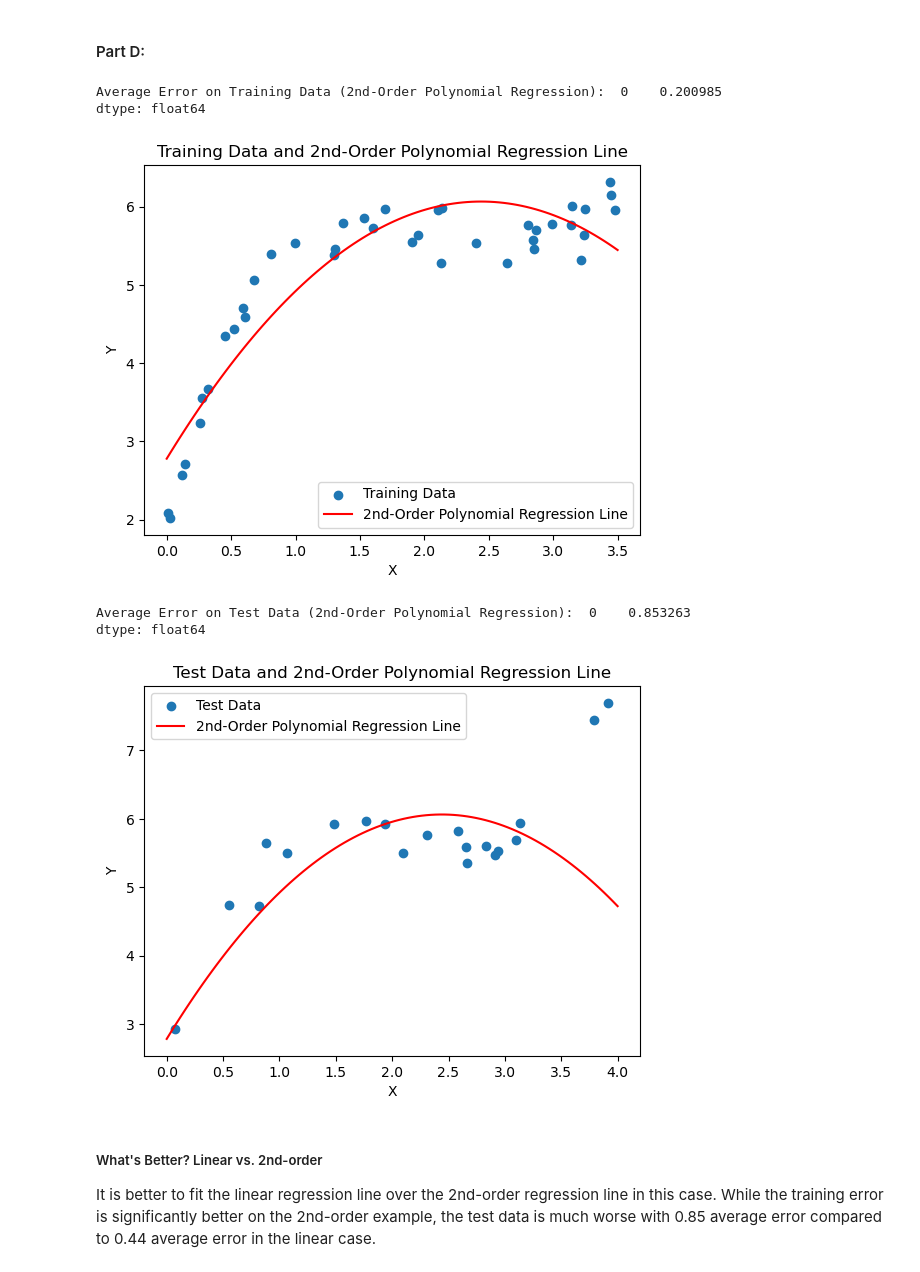
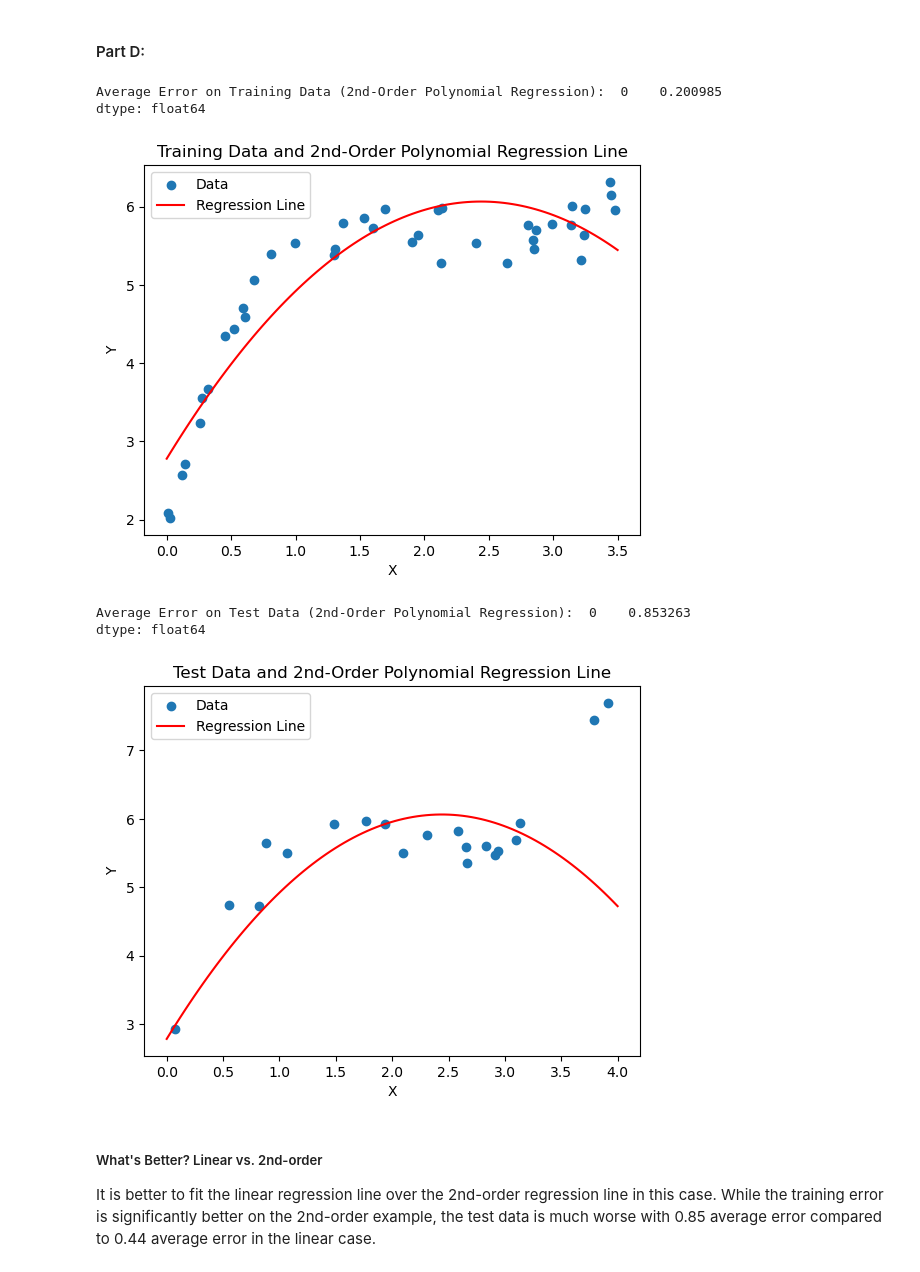
Before and after one commit to rgavigan/cs4442, a Jupyter notebook: assign1/assignment1.ipynb, the cells around one changed output. Drawn from its saved outputs; the diff is of its cells as text; code cells hidden in the pictures.

```diff
--- a/assign1/assignment1.ipynb
+++ b/assign1/assignment1.ipynb
@@ -143,0 +112,17 @@ dtype: float64
+# %%
+# Regression Method
+def regression(X, Y):
+    return np.dot(np.dot(np.linalg.inv(np.dot(X.T, X)), X.T), Y)
+
+# Average Error Method
+def averageError(X, Y, w):
+    return 1/len(X) * np.sum((np.dot(X, w) - Y)**2)
+
+# Plotting Method
+def plot_data(X, Y, x, regressionLine, title):
+    plt.scatter(X, Y)
+    plt.plot(x, regressionLine, color='red')
+    plt.title(title)
+    plt.legend(['Data', 'Regression Line'])
+    plt.xlabel('X')
+    plt.ylabel('Y')
@@ -165,45 +162,29 @@ dtype: float64
 # %%
 # Add new feature x^2 to the training and test data
 trainingX2 = trainingX**2
 testX2 = testX**2
-
 trainingXLR2 = pd.concat([trainingXLR, trainingX2], axis=1)
 testXLR2 = pd.concat([testXLR, testX2], axis=1)
 
 # Perform 2nd-order polynomial regression on new data
 w2 = regression(trainingXLR2, trainingY)
 
-# Plot training data
-plt.scatter(trainingX, trainingY)
-
-# Plot the 2nd-order polynomial regression line
+# Plotting 2nd-Order Polynomial Regression & Training Data
 x = np.linspace(0, 3.5, 100)
 y = w2[2]*x**2 + w2[1]*x + w2[0]
-plt.plot(x, y, color='red')
-plt.legend(['Training Data', '2nd-Order Polynomial Regression Line'])
-plt.title('Training Data and 2nd-Order Polynomial Regression Line')
-plt.xlabel('X')
-plt.ylabel('Y')
+plot_data(trainingX, trainingY, x, y, 'Training Data and 2nd-Order Polynomial Regression Line')
 
 # Report average error on training data
-err = averageError(trainingXLR2, trainingY, w2)
-print("Average Error on Training Data (2nd-Order Polynomial Regression): ", err)
+print("Average Error on Training Data (2nd-Order Polynomial Regression): ", averageError(trainingXLR2, trainingY, w2))
 # %% [output]
 Average Error on Training Data (2nd-Order Polynomial Regression):  0    0.200985
 dtype: float64
-[figure, old version]
+[figure, new version]
 # %%
-# Plot 2nd-order polynomial regression line and test data together
-plt.scatter(testX, testY)
-
 # Plot the 2nd-order polynomial regression line
 x = np.linspace(0, 4, 100)
 y = w2[2]*x**2 + w2[1]*x + w2[0]
-plt.plot(x, y, color='red')
-plt.legend(['Test Data', '2nd-Order Polynomial Regression Line'])
-plt.title('Test Data and 2nd-Order Polynomial Regression Line')
-plt.xlabel('X')
-plt.ylabel('Y')
+plot_data(testX, testY, x, y, 'Test Data and 2nd-Order Polynomial Regression Line')
 
 # Report average error on training data
 err = averageError(testXLR2, testY, w2)
@@ -211,7 +192,7 @@ print("Average Error on Test Data (2nd-Order Polynomial Regression): ", err)
 # %% [output]
 Average Error on Test Data (2nd-Order Polynomial Regression):  0    0.853263
 dtype: float64
-[figure, old version]
+[figure, new version]
 # %% [markdown]
 ##### What's Better? Linear vs. 2nd-order
 It is better to fit the linear regression line over the 2nd-order regression line in this case. While the training error is significantly better on the 2nd-order example, the test data is much worse with 0.85 average error compared to 0.44 average error in the linear case.
```
Also changed, not shown: parts of 11 cells of this notebook.
